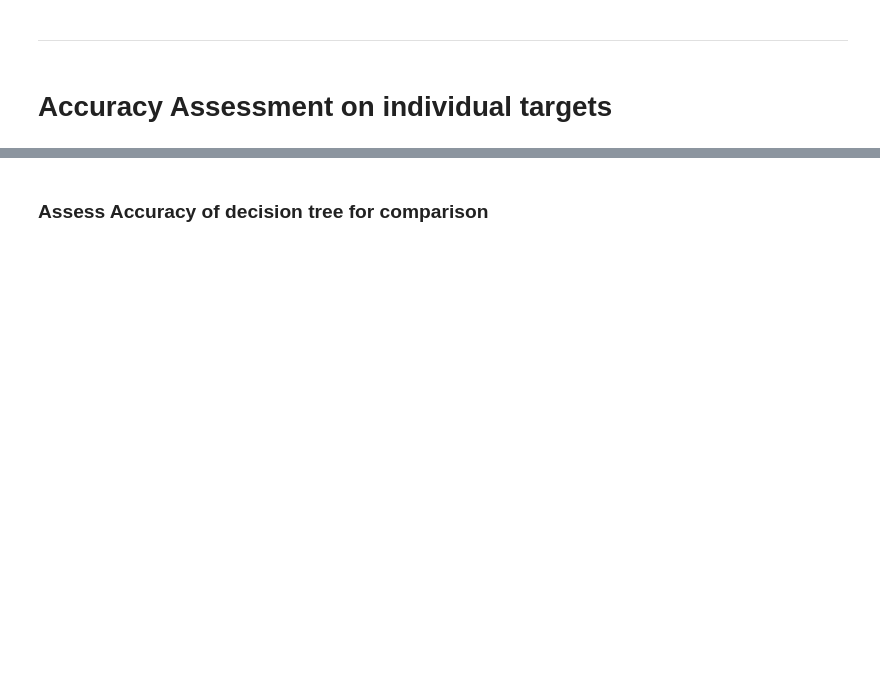
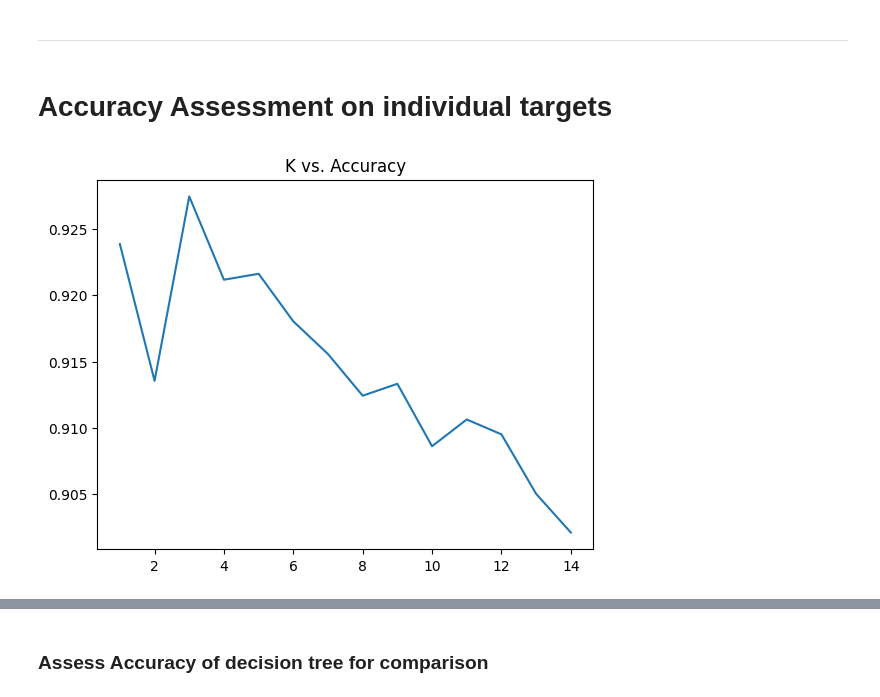
Before and after one commit to ddoggdiggitty/INFS-768-project, a Jupyter notebook: Group Project/Programming/CompiledKNN_mpg_x_7.0.ipynb, the cells around one changed output, grey strips where cells are left out. Saved outputs shown, nothing was run; the diff lists cells and outputs as text; code cells hidden in the pictures; blank space fills up the shorter version.

```diff
--- a/Group Project/Programming/CompiledKNN_mpg_x_7.0.ipynb
+++ b/Group Project/Programming/CompiledKNN_mpg_x_7.0.ipynb
@@ -142,18 +162,18 @@ target = pd.DataFrame(y, columns=["model"])
 # %%
-models = target.model.unique().tolist()
+models:list = target.model.unique().tolist()
 # %%
-indexes = np.empty(shape=0, dtype=np.uint16)
+indexes: ndarray[uint16] = np.empty(shape=0, dtype=np.uint16)
 
 display(target.shape[0])
 
 for model in models:
-    mask = (target.model == model)
+    mask:Series = (target.model == model)
     if (target[mask].shape[0] <= 50):
-        index = target[mask].index[:]
+        index: Index = target[mask].index[:]
         print(model, "- remove", index.shape[0], "record(s)")
         indexes = np.append(indexes, index)
 
-target = target.drop(index=indexes, axis=0)
-features = features.drop(index=indexes, axis=0)
+target: DataFrame = target.drop(index=indexes, axis=0)
+features: DataFrame = features.drop(index=indexes, axis=0)
 
 display(target.shape[0])
@@ -164,7 +195,7 @@ print(models)
 # %%
-target = target.to_numpy().ravel()
+target:ndarray = target.to_numpy().ravel()
 # %%
-knn = KNeighborsClassifier()
-cv = cross_val_score(knn, features, target, cv=10)
+knn: KNeighborsClassifier = KNeighborsClassifier()
+cv:ndarray = cross_val_score(knn, features, target, cv=10)
 # %%
 cv.mean()
@@ -185,19 +220,27 @@ X_train_scaled, X_test_scaled, y_train, y_test = train_test_split(
     random_state=0
 )
 # %%
-arr = np.array([])
-y_test = y_test.squeeze()
+if (gen_new_plot):
+    arr: ndarray = np.array([])
+    y_test:ndarray = y_test.squeeze()
 
 
-for n in range(1,15):
-    knn = KNeighborsClassifier(n_neighbors=n)
-    knn.fit(X_train_scaled, y_train)
-    y1_predict = knn.predict(X_test_scaled)
-    m = np.mean(y1_predict == y_test)
-    arr = np.append(arr, np.array(m))
-plt.plot(range(1, arr.size+1), arr)
-plt.title("K vs. Accuracy")
-plt.show()
+    for n in range(1,15):
+        knn: KNeighborsClassifier = KNeighborsClassifier(n_neighbors=n)
+        knn.fit(X_train_scaled, y_train)
+        y1_predict:ndarray = knn.predict(X_test_scaled)
+        m: floating = np.mean(y1_predict == y_test)
+        arr:floating = np.append(arr, np.array(m))
+    plt.plot(range(1, arr.size+1), arr)
+    plt.title("K vs. Accuracy")
+    plt.show()
+else:
+    # save output from the plot above as an image
+    # output the image from file
+    filename = ".CompiledKNN_mpg_x_7.0/K versus accuracy.png"
+    display(Image(filename=filename))
+# %% [output]
+[figure, added]
 # %%
 knn = KNeighborsClassifier(n_neighbors=3)
 knn.fit(X_train_scaled, y_train)
```
Also changed, not shown: parts of 27 cells of this notebook, 2 other files.
